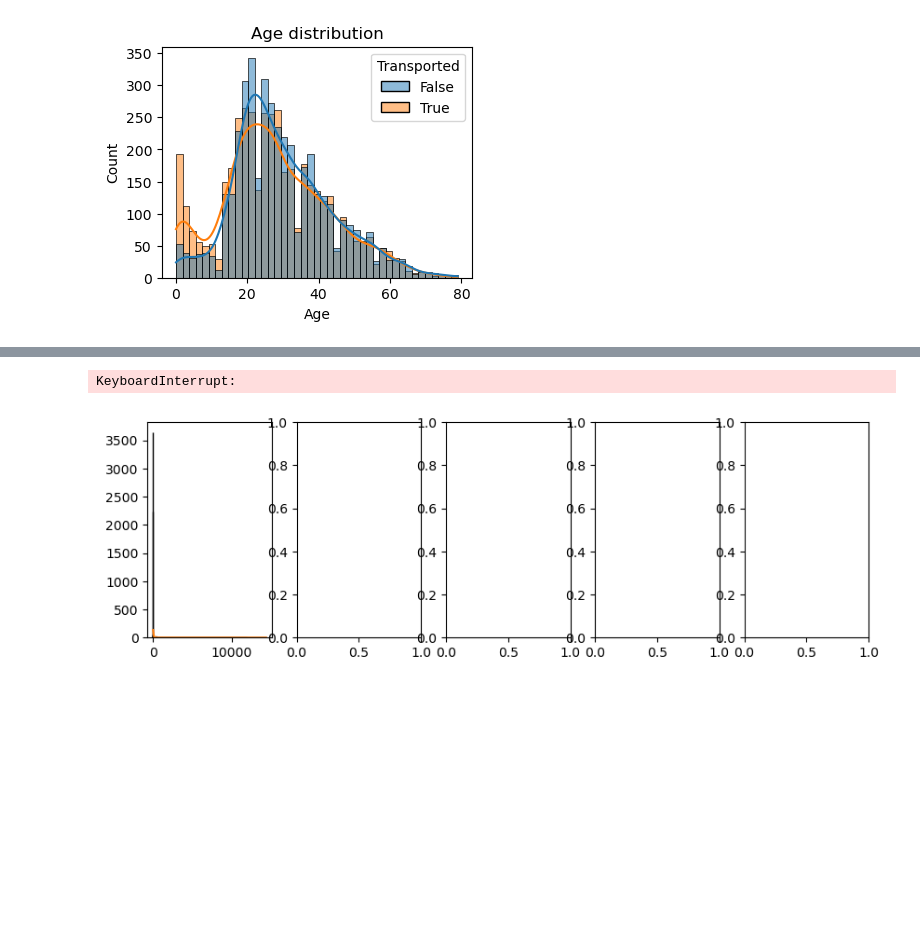
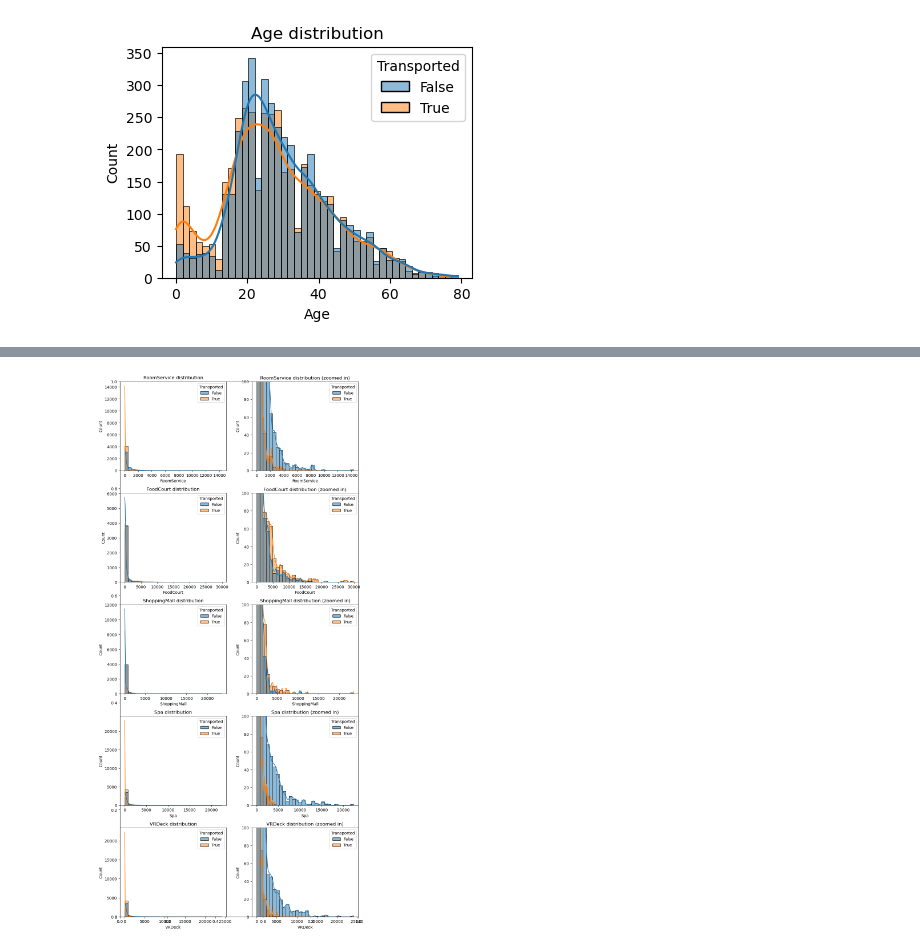
Before and after one commit to luukvanroessel/ML, a Jupyter notebook: practice/spaceship_titanic/spaceship_titanic_example.ipynb, the cells around one changed output, grey strips where cells are left out. Saved outputs shown, nothing was run; the diff lists cells and outputs as text; code cells hidden in the pictures; blank space fills up the shorter version.

Commit message:
Add expenses visuals

```diff
--- a/practice/spaceship_titanic/spaceship_titanic_example.ipynb
+++ b/practice/spaceship_titanic/spaceship_titanic_example.ipynb
@@ -151,10 +165,20 @@ From our preliminary analysis, we know that the luxury amenities are heavily ske
 # %%
 luxury_features = ['RoomService', 'FoodCourt', 'ShoppingMall', 'Spa', 'VRDeck']
 
-fig, ax = plt.subplots(1, len(luxury_features), figsize=(10, 3))
+fig, ax = plt.subplots(figsize=(10, 20))
 
 for i, feature in enumerate(luxury_features):
-    sns.histplot(data=train_df, x=feature, hue="Transported", kde=True, ax=ax[i])
+    ax = fig.add_subplot(5, 2, 2*i+1)
+    sns.histplot(data=train_df, x=feature, hue="Transported", kde=True, axes = ax, bins=30)
+    ax.set_title(f"{feature} distribution")
+
+    ax = fig.add_subplot(5, 2, 2*i+2)
+    sns.histplot(data=train_df, x=feature, hue="Transported", kde=True, axes = ax, bins=30)
+    ax.set_title(f"{feature} distribution (zoomed in)")
+    ax.set_ylim(0, 100)
+
+
+fig.tight_layout()
+plt.show()
 # %% [output]
-KeyboardInterrupt:
-[figure, old version]
+[figure, new version]
```
Also changed, not shown: parts of 4 cells of this notebook.
